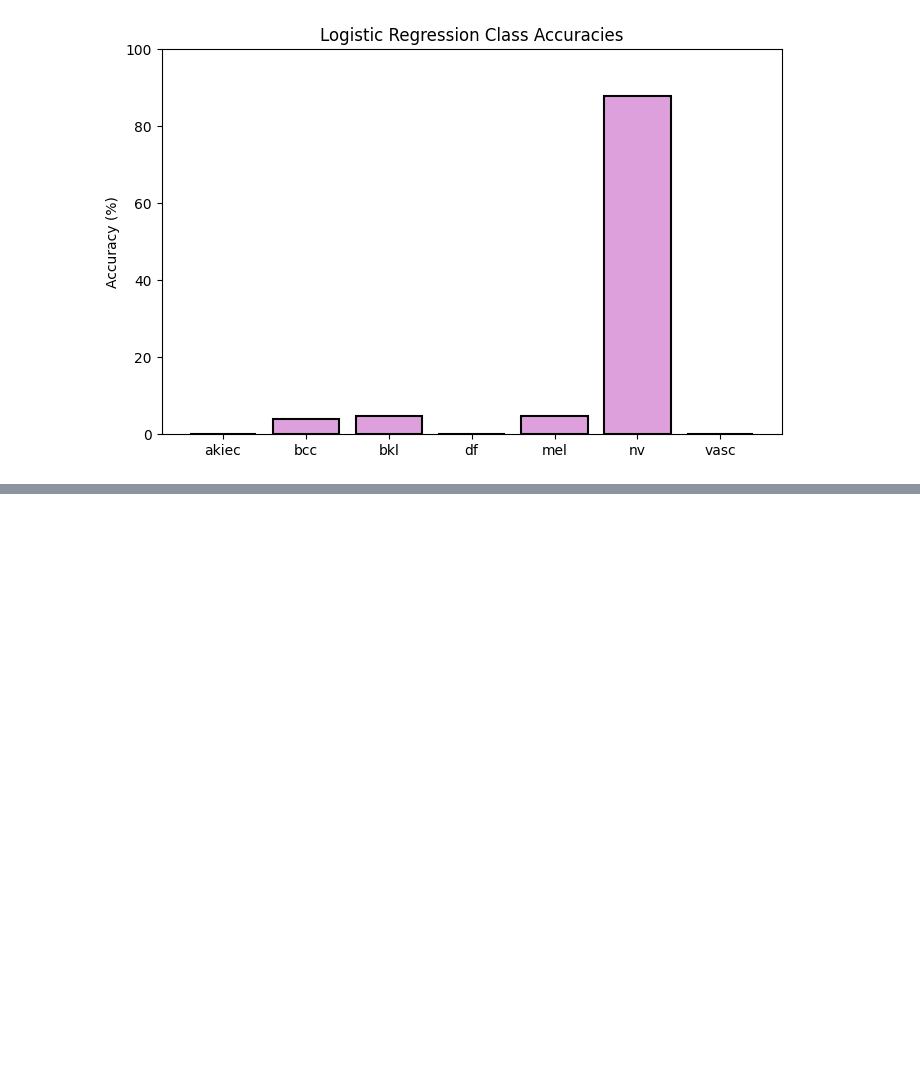
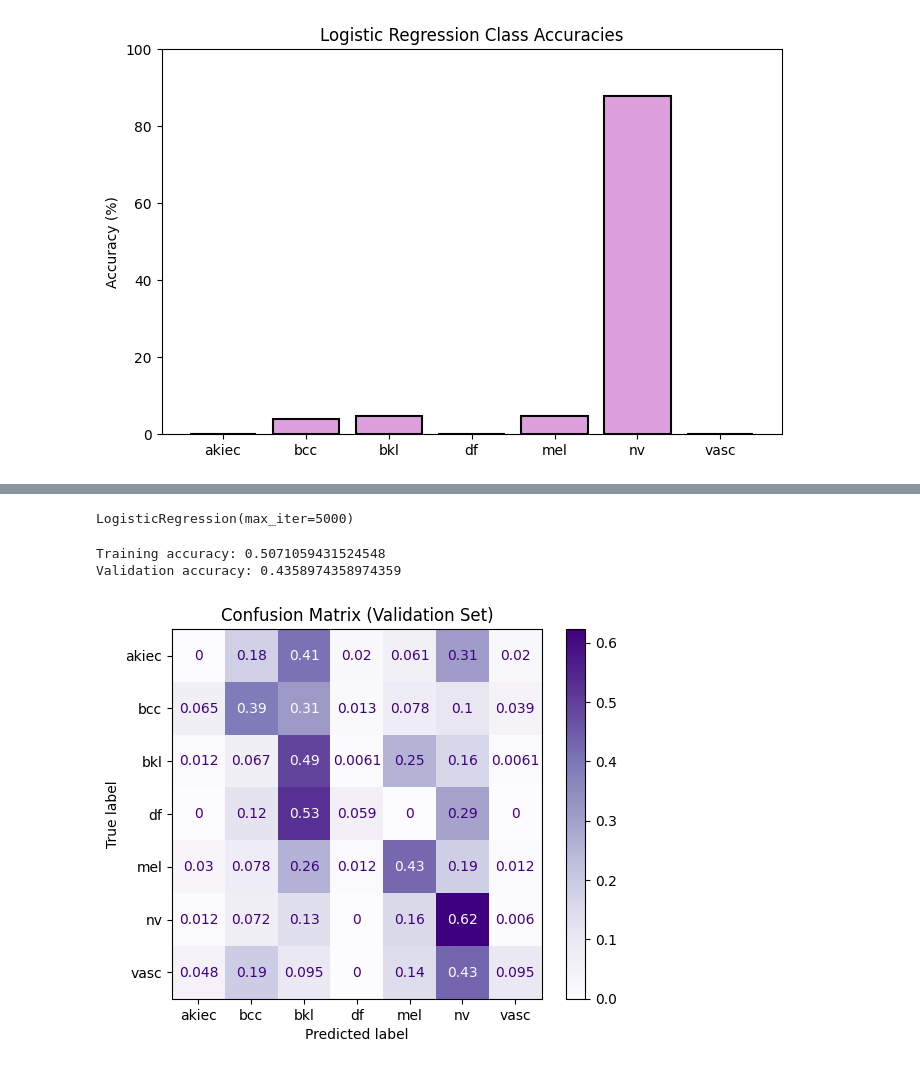
Before and after one commit to MarleaM/DeepLearningForSkinLesions, a Jupyter notebook: GeneralClassifier.ipynb, the cells around one changed output, grey strips where cells are left out. Drawn from its saved outputs; the diff is of its cells as text; code cells hidden in the pictures; blank space fills up the shorter version.

```diff
--- a/GeneralClassifier.ipynb
+++ b/GeneralClassifier.ipynb
@@ -102,0 +122,40 @@ plt.show()
+# %%
+#un-one-hot encode the labels
+y_train_not_encoded_b = np.argmax(y_train_balanced, axis=1)
+y_val_not_encoded_b = np.argmax(y_val_balanced, axis=1)
+# %%
+#THIS CELL is us experimenting with PCA
+# create a SKLearn logistic regression classifier
+
+ham10000_log_reg_b = LogisticRegression(penalty="l2", max_iter=5000)
+# %%
+
+# fit the model to the training set
+ham10000_log_reg_b.fit(X_train_pca_balanced, y_train_not_encoded_b)
+# %% [output]
+LogisticRegression(max_iter=5000)
+# %%
+# get predictions on training and validation sets
+y_train_pred_b = ham10000_log_reg_b.predict(X_train_pca_balanced)
+y_val_pred_b  = ham10000_log_reg_b.predict(X_val_pca_balanced)
+# %%
+# get training accuracy and validation accuracy
+train_acc_b = accuracy_score(y_train_not_encoded_b, y_train_pred_b)
+val_acc_b  = accuracy_score(y_val_not_encoded_b,  y_val_pred_b)
+
+print("Training accuracy:", train_acc_b)
+print("Validation accuracy:", val_acc_b)# get training accuracy and validation accuracy
+# %% [output]
+Training accuracy: 0.5071059431524548
+Validation accuracy: 0.4358974358974359
+# %%
+# make confusion matrix (normalized)
+cm = confusion_matrix(y_val_not_encoded_b, y_val_pred_b, normalize='true')
+class_names = list(('akiec','bcc','bkl','df','mel','nv','vasc'))
+
+disp = ConfusionMatrixDisplay(confusion_matrix=cm, display_labels=class_names)
+disp.plot(cmap="Purples")
+plt.title("Confusion Matrix (Validation Set)")
+plt.show()
+# %% [output]
+[figure, added]
```
Also changed, not shown: parts of 3 cells of this notebook, 4 other files.
